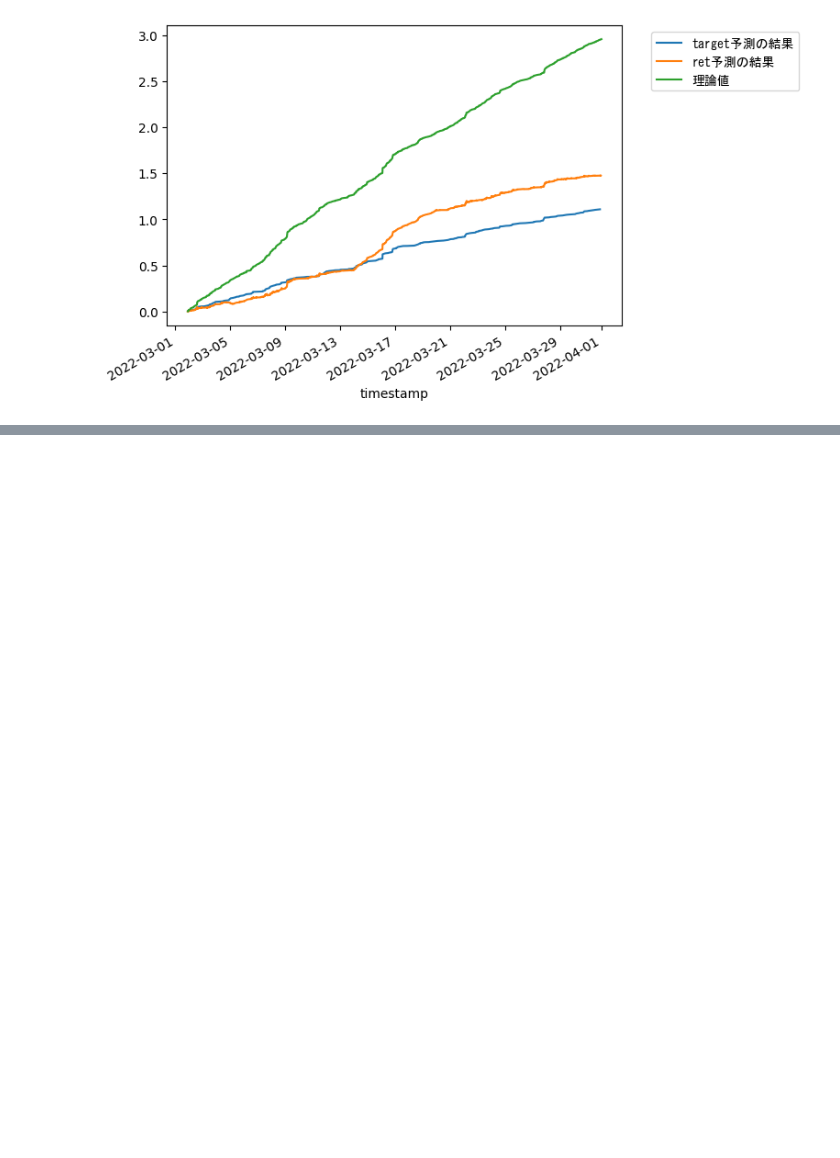
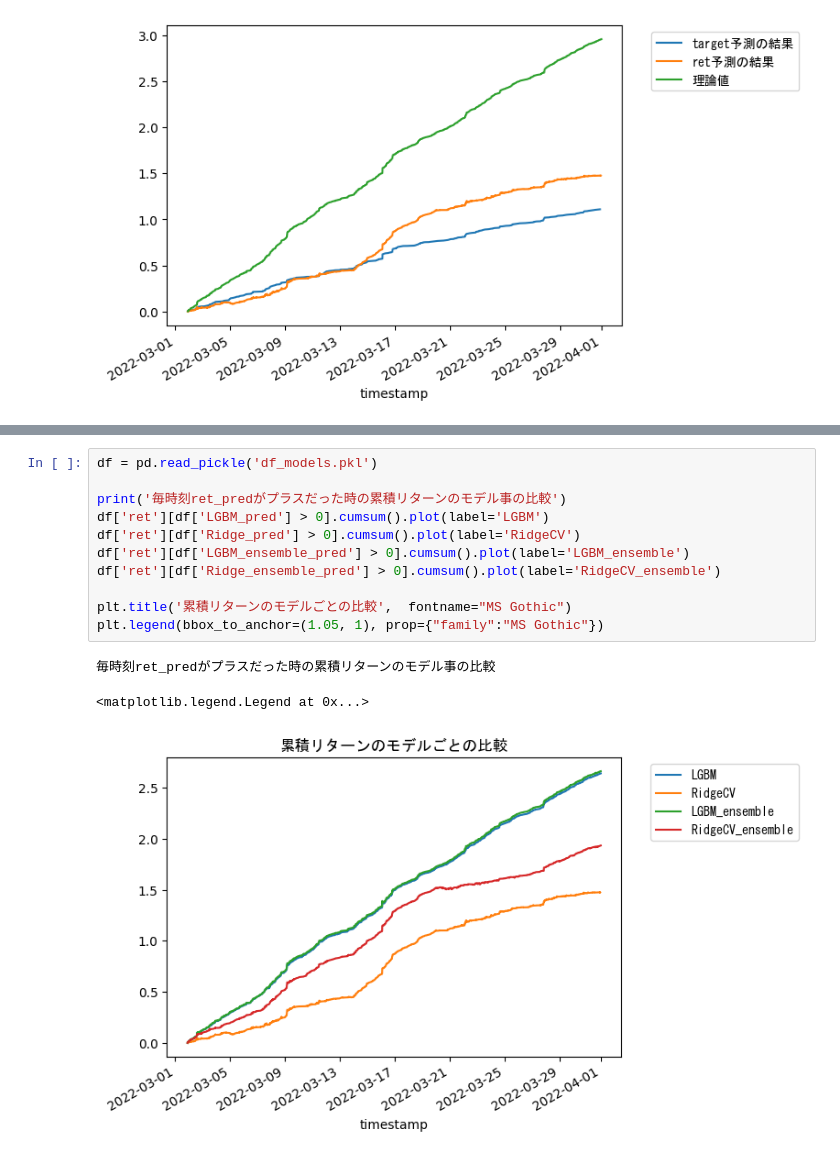
Before and after one commit to CosmoMax10/robin_mlbot_practice, a Jupyter notebook: comparing_labelings_or_models.ipynb, the cells around one changed output, grey strips where cells are left out. Cells and saved outputs as stored; diff of their text form; blank space fills up the shorter version.

Commit message:
compared models and labeling ways

```diff
--- a/comparing_labelings_or_models.ipynb
+++ b/comparing_labelings_or_models.ipynb
@@ -299,0 +342,15 @@ plt.legend(bbox_to_anchor=(1.05, 1), prop={"family":"MS Gothic"})
+# %%
+df = pd.read_pickle('df_models.pkl')
+
+print('毎時刻ret_predがプラスだった時の累積リターンのモデル事の比較')
+df['ret'][df['LGBM_pred'] > 0].cumsum().plot(label='LGBM')
+df['ret'][df['Ridge_pred'] > 0].cumsum().plot(label='RidgeCV')
+df['ret'][df['LGBM_ensemble_pred'] > 0].cumsum().plot(label='LGBM_ensemble')
+df['ret'][df['Ridge_ensemble_pred'] > 0].cumsum().plot(label='RidgeCV_ensemble')
+
+plt.title('累積リターンのモデルごとの比較',  fontname="MS Gothic")
+plt.legend(bbox_to_anchor=(1.05, 1), prop={"family":"MS Gothic"})
+# %% [output]
+毎時刻ret_predがプラスだった時の累積リターンのモデル事の比較
+<matplotlib.legend.Legend at 0x...>
+[figure, added]
```
Also changed, not shown: parts of 6 cells of this notebook.
